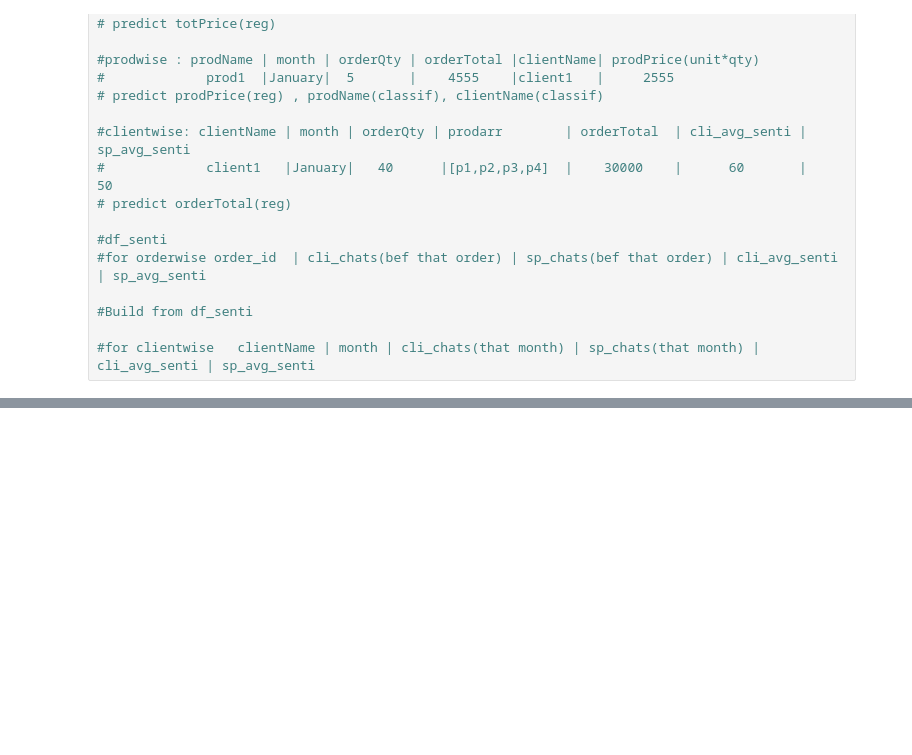
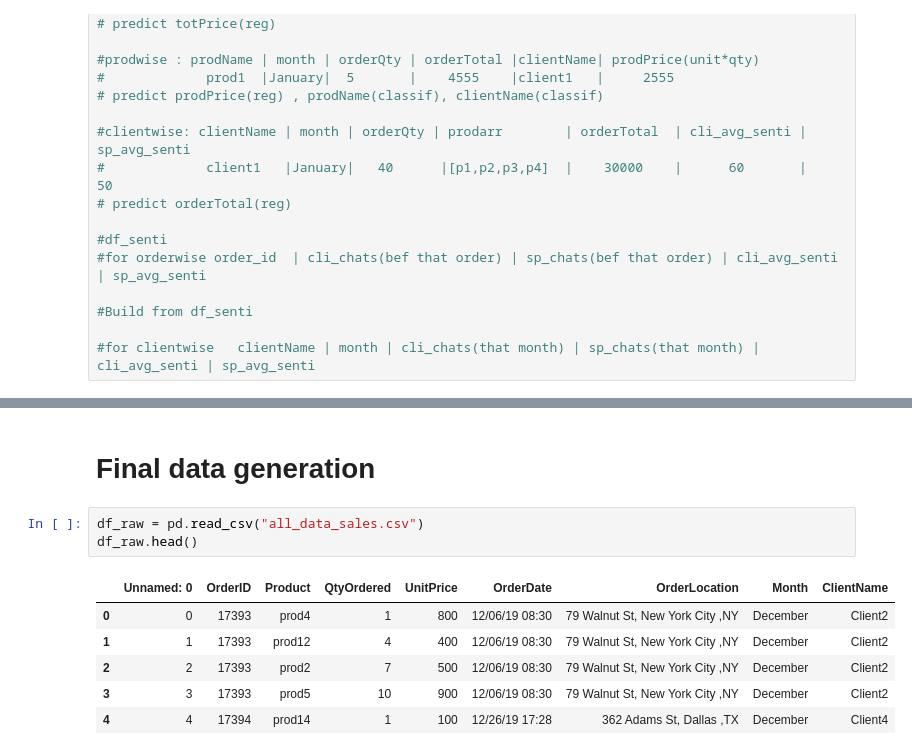
Before and after one commit to Learning2Code75/DLOM, a Jupyter notebook: ML/3_regClassif/sales_analysis_vid.ipynb, the cells around one changed output, grey strips where cells are left out. Drawn from its saved outputs; the diff is of its cells as text; blank space fills up the shorter version.

```diff
--- a/ML/3_regClassif/sales_analysis_vid.ipynb
+++ b/ML/3_regClassif/sales_analysis_vid.ipynb
@@ -106,0 +137,12 @@ CustID | CustName | Month | Location | Client Sentiments | Salesperson Sentiment
+# %% [markdown]
+# Final data generation
+# %%
+df_raw = pd.read_csv("all_data_sales.csv")
+df_raw.head()
+# %% [output]
+|  | Unnamed: 0 | OrderID | Product | QtyOrdered | UnitPrice | OrderDate | OrderLocation | Month | ClientName |
+| 0 | 0 | 17393 | prod4 | 1 | 800 | 12/06/19 08:30 | 79 Walnut St, New York City ,NY | December | Client2 |
+| 1 | 1 | 17393 | prod12 | 4 | 400 | 12/06/19 08:30 | 79 Walnut St, New York City ,NY | December | Client2 |
+| 2 | 2 | 17393 | prod2 | 7 | 500 | 12/06/19 08:30 | 79 Walnut St, New York City ,NY | December | Client2 |
+| 3 | 3 | 17393 | prod5 | 10 | 900 | 12/06/19 08:30 | 79 Walnut St, New York City ,NY | December | Client2 |
+| 4 | 4 | 17394 | prod14 | 1 | 100 | 12/26/19 17:28 | 362 Adams St, Dallas ,TX | December | Client4 |
```
Also changed, not shown: parts of 12 cells of this notebook, 3 other files.
